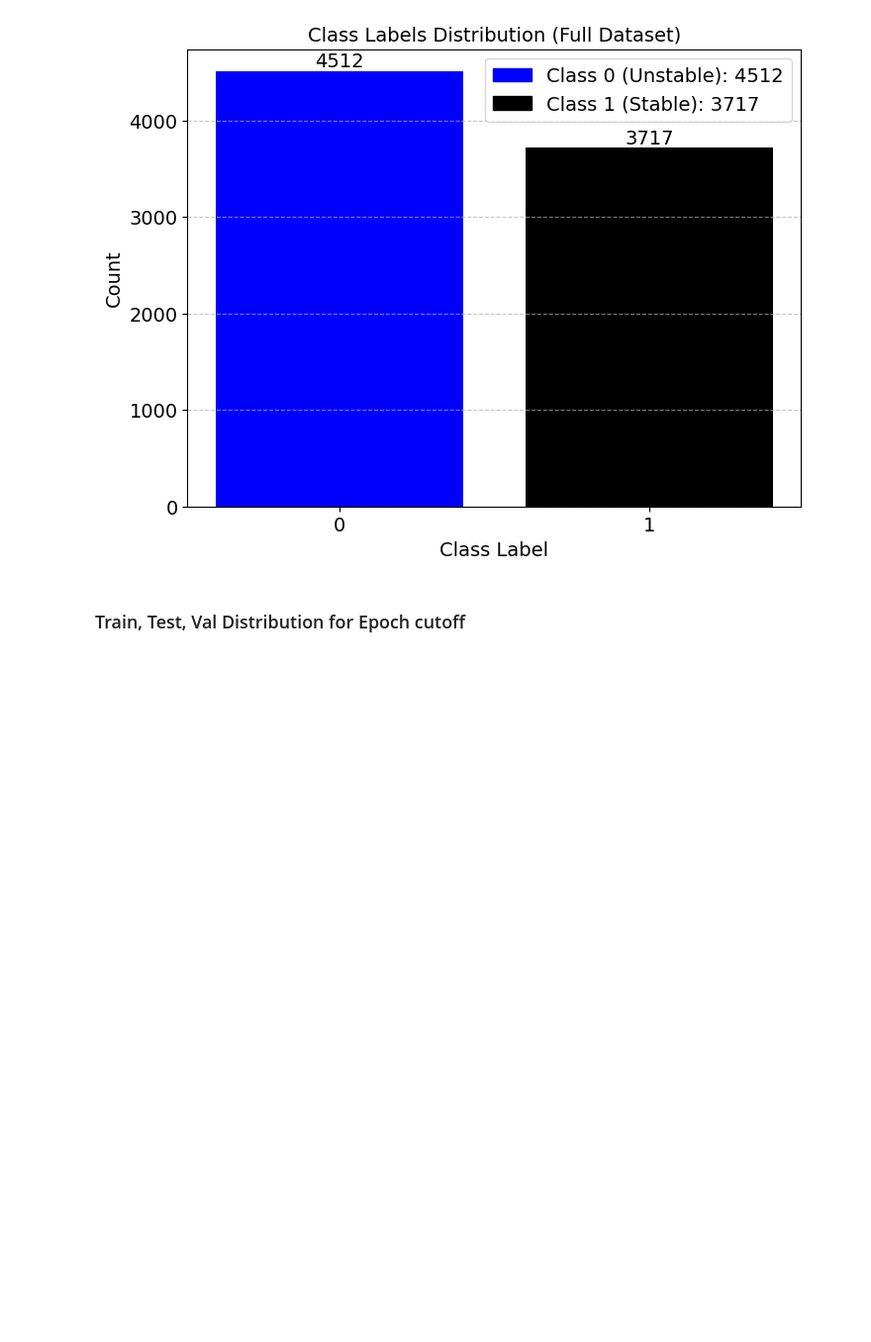
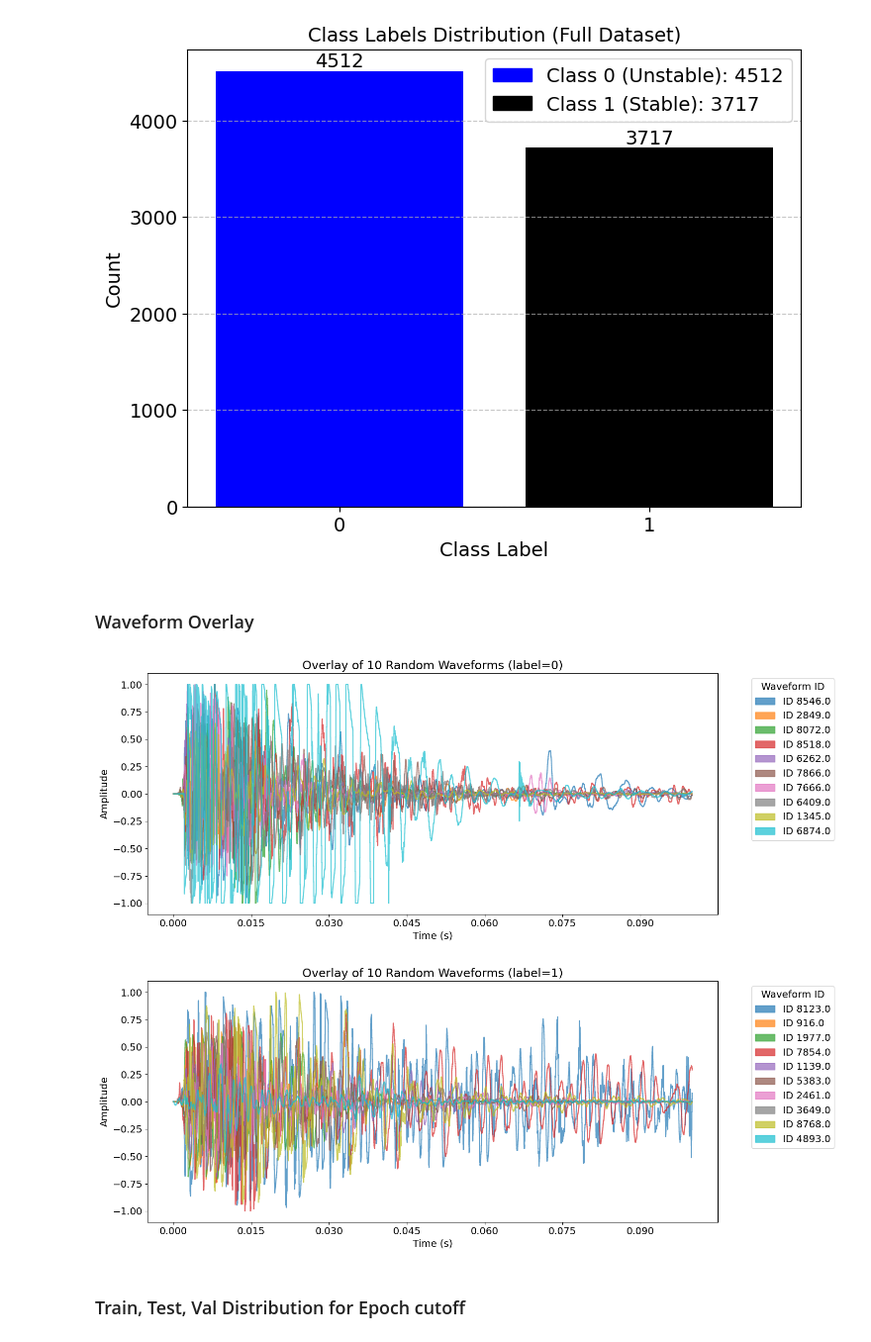
Before and after one commit to kanwarSINGH03/acoustic_signal_classification, a Jupyter notebook: evaluation/paper_evaluations/P2_experiments.ipynb, the cells around one changed output. Shown at 99% size. Cells and saved outputs as stored; diff of their text form; code cells hidden in the pictures; blank space fills up the shorter version.

Commit message:
Waveform Overlay

```diff
--- a/evaluation/paper_evaluations/P2_experiments.ipynb
+++ b/evaluation/paper_evaluations/P2_experiments.ipynb
@@ -131,6 +133,55 @@ plt.legend(handles=legend_elements, fontsize=14)
 plt.show()
 # %% [output]
 [figure]
+# %% [markdown]
+### Waveform Overlay
+# %%
+P2_sr = 48000
+samples = P2_df[P2_df['y'] == 0].sample(10).reset_index(drop=False)
+
+plt.figure(figsize=(15, 6))
+colors = cm.tab10(np.linspace(0, 1, len(samples)))
+
+for color, (_, row) in zip(colors, samples.iterrows()):
+    wave_id = row['index']
+    example = row.drop(['index', 'y']).values.astype(float)
+    librosa.display.waveshow(example,
+                             sr=P2_sr,
+                             alpha=0.7,
+                             color=color,
+                             label=f'ID {wave_id}')
+
+plt.rcParams['font.size'] = 14
+
+plt.title('Overlay of 10 Random Waveforms (label=0)')
+plt.xlabel('Time (s)')
+plt.ylabel('Amplitude')
+plt.legend(title='Waveform ID', bbox_to_anchor=(1.05, 1), loc='upper left')
+plt.tight_layout()
+plt.show()
+samples = P2_df[P2_df['y'] == 1].sample(10).reset_index(drop=False)
+
+plt.figure(figsize=(15, 6))
+colors = cm.tab10(np.linspace(0, 1, len(samples)))
+
+for color, (_, row) in zip(colors, samples.iterrows()):
+    wave_id = row['index']
+    example = row.drop(['index', 'y']).values.astype(float)
+    librosa.display.waveshow(example,
+                             sr=P2_sr,
+                             alpha=0.7,
+                             color=color,
+                             label=f'ID {wave_id}')
+
+plt.title('Overlay of 10 Random Waveforms (label=1)')
+plt.xlabel('Time (s)')
+plt.ylabel('Amplitude')
+plt.legend(title='Waveform ID',bbox_to_anchor=(1.05, 1), loc='upper left')
+plt.tight_layout()
+plt.show()
+# %% [output]
+[figure, added]
+[figure, added]
 # %% [markdown]
 ### Train, Test, Val Distribution for Epoch cutoff
 # %%
```
Also changed, not shown: parts of 2 cells of this notebook.
